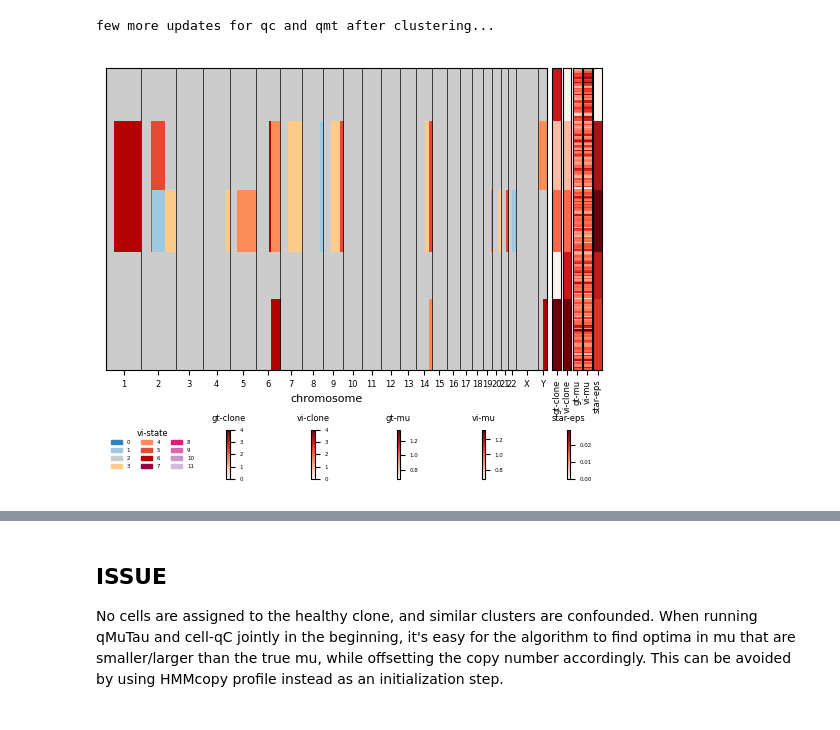
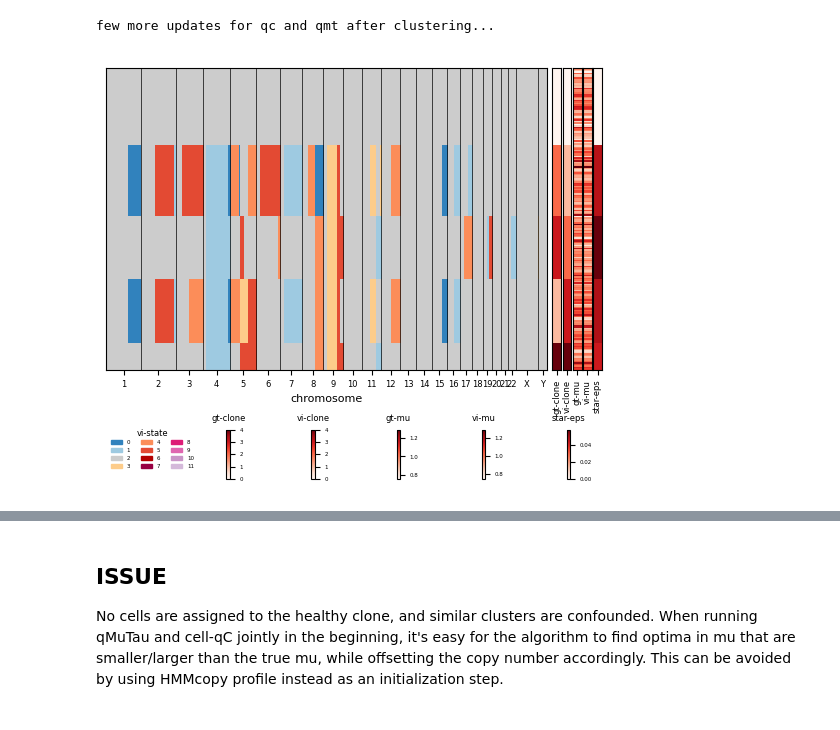
Before and after one commit to Lagergren-Lab/victree, a Jupyter notebook: src/experiments/cn_init.ipynb, the cells around one changed output, grey strips where cells are left out. Drawn from its saved outputs; the diff is of its cells as text; code cells hidden in the pictures.

```diff
--- a/src/experiments/cn_init.ipynb
+++ b/src/experiments/cn_init.ipynb
@@ -40,7 +42,7 @@ delta0 = 10.
 # %%
 # simulate datasets
 print("simulating dataset...")
-config = Config(n_cells=N, n_nodes=K, n_states=A, chain_length=M, n_run_iter=n_iter, debug=True, step_size=0.08, wis_sample_size=50)
+config = Config(n_cells=N, n_nodes=K, n_states=A, chain_length=M, debug=True, step_size=0.08, wis_sample_size=50)
 # for dsi in range(n_datasets):
 fix_joint_q, sim_adata = simul.generate_dataset_var_tree(config, chrom='real', ret_anndata=True,
                                                          nu_prior=nu0, lambda_prior=lambda0,
@@ -64,9 +66,9 @@ g = pl.plot_cell_cn_matrix_fig(sim_adata, 'state', annotation_fields=['gt-clone'
 Fig. True copy number signal for each cluster.
 # %%
 # set up qmt, cell-qc
-cell_config = Config(n_cells=N, n_nodes=N+1, n_states=A, n_run_iter=n_iter, step_size=0.2,
+cell_config = Config(n_cells=N, n_nodes=N+1, n_states=A, step_size=0.08,
                      chain_length=config.chain_length, chromosome_indexes=config.chromosome_indexes, debug=True)
-cell_qmt = qMuTau(cell_config, nu_prior=1., lambda_prior=1000., alpha_prior=50000., beta_prior=500.)
+cell_qmt = qMuTau(cell_config, nu_prior=1., lambda_prior=100., alpha_prior=5000., beta_prior=200.)
 cell_qmt.initialize(method='prior')
 
 cell_qc = qCMultiChrom(cell_config)
@@ -83,7 +85,7 @@ cell_qz_fix = qZ(cell_config, true_params={'z': fixed_z})
 cell_tree = get_tree_K_nodes_one_level(N + 1)
 
 print("running inference...")
-for i in range(n_iter):
+for i in range(60):
     cell_qmt.update(cell_qc, cell_qz_fix, fix_joint_q.obs)
     cell_qc.update(fix_joint_q.obs, cell_qeps, cell_qz_fix, cell_qmt,
                    [cell_tree], [1.])
@@ -99,6 +103,6 @@ it 39, elbo -113791.27032470703
 # %%
 # after inference on cells specific cn
 sim_adata.layers['cell-cn'] = cell_qc.get_viterbi()[1:].numpy()
-sim_adata.obs['init-mu'] = cell_qmt.nu.numpy()
+sim_adata.obs['init-mu'] = cell_qmt.nu.numpy()[torch.arange(N), torch.arange(1, N+1)]
 g = pl.plot_cell_cn_matrix_fig(sim_adata, 'cell-cn', annotation_fields=['gt-clone', 'init-mu', 'gt-mu'], cell_order_fields=['gt-clone'], max_cn=config.n_states)
 # %% [output]
@@ -183,16 +191,16 @@ few more updates for qc and qmt after clustering...
 # %%
 sim_adata.obs['vi-clone'] = qz.pi.argmax(dim=-1).numpy()
 sim_adata.layers['vi-state'] = qc.get_viterbi().numpy()[sim_adata.obs['vi-clone']]
-sim_adata.obs['vi-mu'] = qmt.nu.numpy()
+sim_adata.obs['vi-mu'] = qmt.nu.numpy()[torch.arange(N), sim_adata.obs['vi-clone']]
 
 # analyze eps
 eps_mean_K = [qeps.mean()[0,k].item() for k in range(1, config.n_nodes)]
 eps_mean_K = np.array([0.] + eps_mean_K)
 sim_adata.obs['star-eps'] = eps_mean_K[sim_adata.obs['vi-clone']]
 
 g = pl.plot_cell_cn_matrix_fig(sim_adata, 'vi-state', annotation_fields=['gt-clone', 'vi-clone', 'gt-mu', 'vi-mu', 'star-eps'], cell_order_fields=['vi-clone'], max_cn=7)
 # %% [output]
-[figure, old version]
+[figure, new version]
 # %%
 print("running inference post init...")
 joint = FixedTreeJointDist(config, qc, qz, qeps, qmt, qpi, treeK, fix_joint_q.obs)
```
Also changed, not shown: parts of 15 cells of this notebook, 3 other files.
